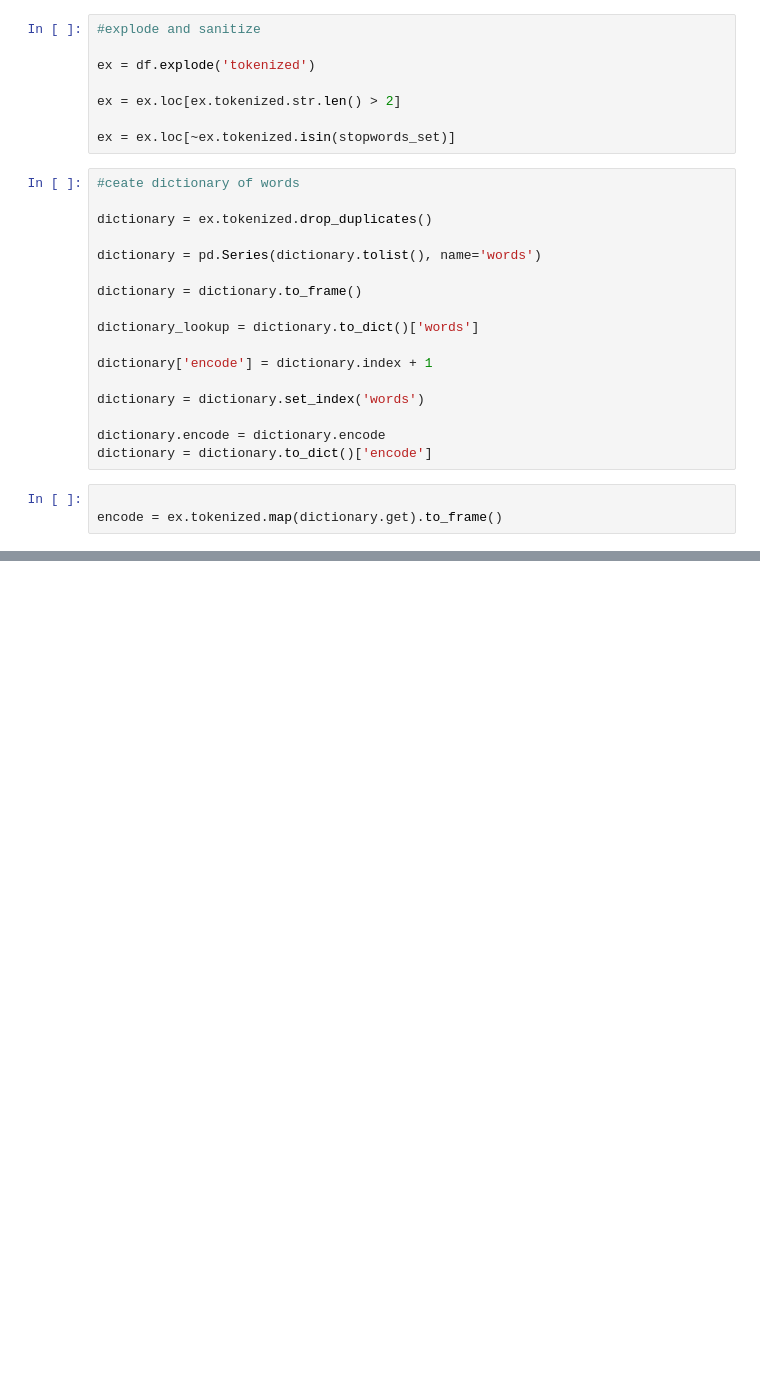
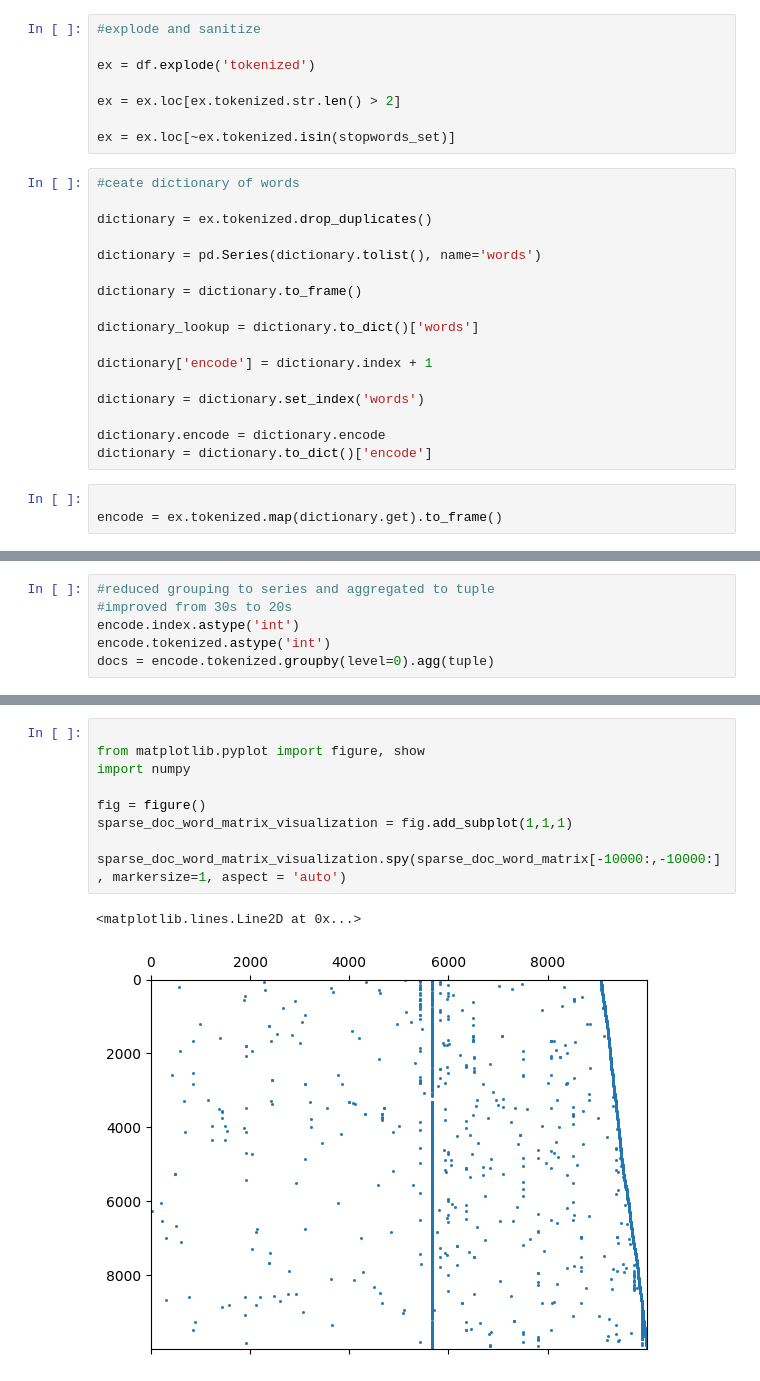
Before and after one commit to Using-Namespace-System/DensePMIWordVectors, a Jupyter notebook: notebooks/document-term-matrix.ipynb, the cells around one changed output, grey strips where cells are left out. Drawn from its saved outputs; the diff is of its cells as text; blank space fills up the shorter version.

Commit message:
Visualizing sparce matrix and svd

```diff
--- a/notebooks/document-term-matrix.ipynb
+++ b/notebooks/document-term-matrix.ipynb
@@ -66,2 +58,8 @@ encoded_docs = csr_array(encoded_docs, dtype=int)
+# %%
+#reduced grouping to series and aggregated to tuple
+#improved from 30s to 20s
+encode.index.astype('int')
+encode.tokenized.astype('int')
+docs = encode.tokenized.groupby(level=0).agg(tuple)
 # %%
 
@@ -81,6 +82,18 @@ doc_word.word = doc_word.word - 1
 doc_word_count  = doc_word.groupby(['doc','word']).size().to_frame('count').reset_index().to_numpy().T
 
 sparse_doc_word_matrix = csr_array((doc_word_count[2],(doc_word_count[0],doc_word_count[1])), shape=(np.size(encoded_docs, 0),len(dictionary)), dtype=float)
+# %%
+
+from matplotlib.pyplot import figure, show
+import numpy
+
+fig = figure()
+sparse_doc_word_matrix_visualization = fig.add_subplot(1,1,1)
+
+sparse_doc_word_matrix_visualization.spy(sparse_doc_word_matrix[-10000:,-10000:], markersize=1, aspect = 'auto')
+# %% [output]
+<matplotlib.lines.Line2D at 0x...>
+[figure, added]
 # %%
 # 1.06 TiB for an array with shape (1242915, 116795)
 #sparse_doc_word_matrix.toarray()
```
Also changed, not shown: parts of 7 cells of this notebook, 1 other file.
